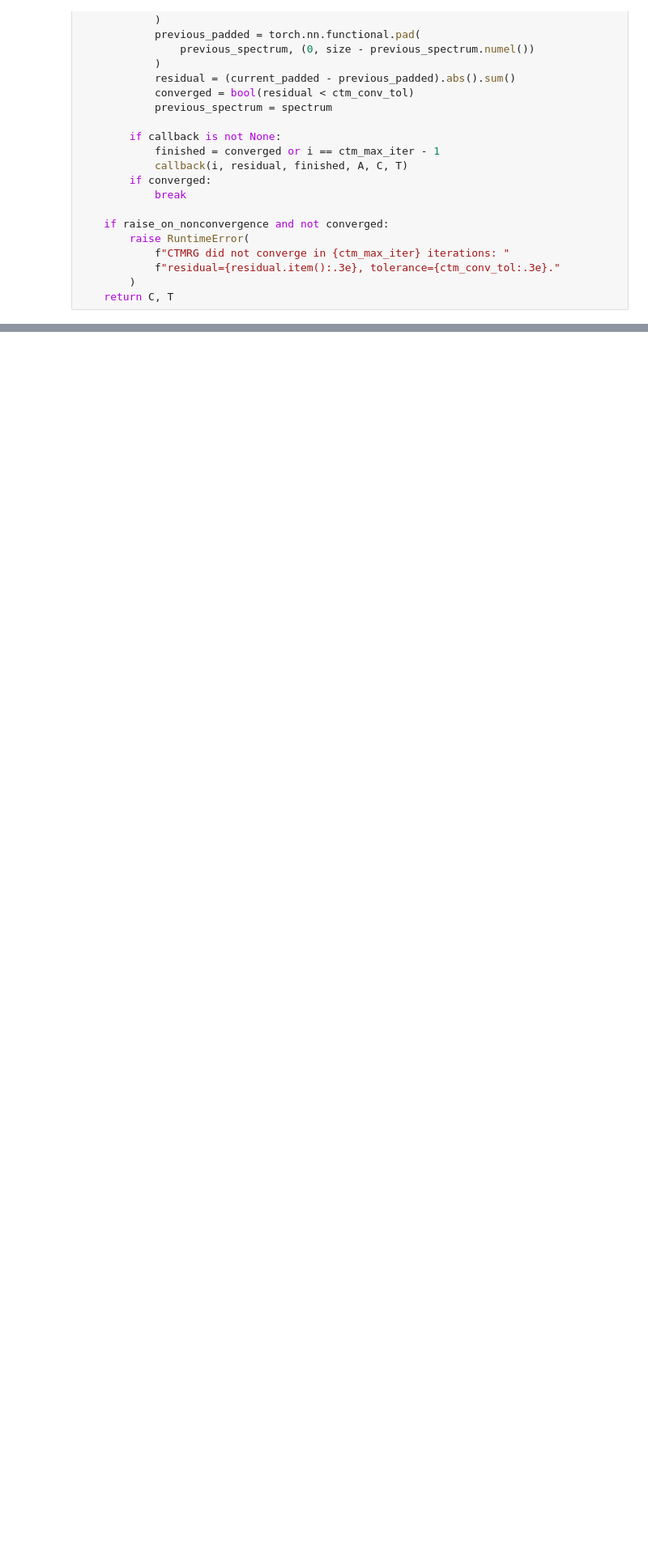
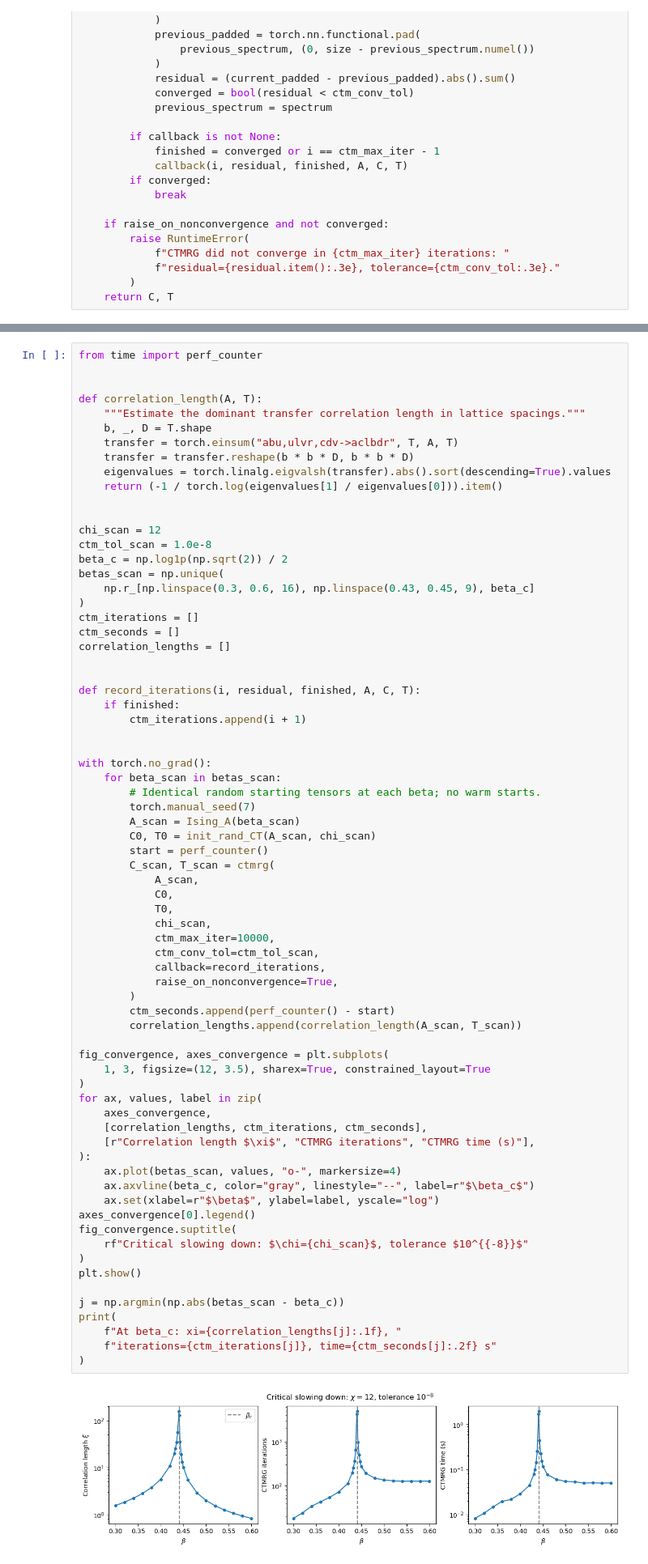
Before and after one commit to HaoChenPhys/ETN-School-2026_PEPS, a Jupyter notebook: notebooks/Ising_sol.ipynb, the cells around one changed output, grey strips where cells are left out. Shown at 81% size. Drawn from its saved outputs; the diff is of its cells as text; blank space fills up the shorter version.

Commit message:
Criticality slowdown demonstration

```diff
--- a/notebooks/Ising_sol.ipynb
+++ b/notebooks/Ising_sol.ipynb
@@ -360,0 +387,73 @@ def ctmrg(
+# %%
+from time import perf_counter
+
+
+def correlation_length(A, T):
+    """Estimate the dominant transfer correlation length in lattice spacings."""
+    b, _, D = T.shape
+    transfer = torch.einsum("abu,ulvr,cdv->aclbdr", T, A, T)
+    transfer = transfer.reshape(b * b * D, b * b * D)
+    eigenvalues = torch.linalg.eigvalsh(transfer).abs().sort(descending=True).values
+    return (-1 / torch.log(eigenvalues[1] / eigenvalues[0])).item()
+
+
+chi_scan = 12
+ctm_tol_scan = 1.0e-8
+beta_c = np.log1p(np.sqrt(2)) / 2
+betas_scan = np.unique(
+    np.r_[np.linspace(0.3, 0.6, 16), np.linspace(0.43, 0.45, 9), beta_c]
+)
+ctm_iterations = []
+ctm_seconds = []
+correlation_lengths = []
+
+
+def record_iterations(i, residual, finished, A, C, T):
+    if finished:
+        ctm_iterations.append(i + 1)
+
+
+with torch.no_grad():
+    for beta_scan in betas_scan:
+        # Identical random starting tensors at each beta; no warm starts.
+        torch.manual_seed(7)
+        A_scan = Ising_A(beta_scan)
+        C0, T0 = init_rand_CT(A_scan, chi_scan)
+        start = perf_counter()
+        C_scan, T_scan = ctmrg(
+            A_scan,
+            C0,
+            T0,
+            chi_scan,
+            ctm_max_iter=10000,
+            ctm_conv_tol=ctm_tol_scan,
+            callback=record_iterations,
+            raise_on_nonconvergence=True,
+        )
+        ctm_seconds.append(perf_counter() - start)
+        correlation_lengths.append(correlation_length(A_scan, T_scan))
+
+fig_convergence, axes_convergence = plt.subplots(
+    1, 3, figsize=(12, 3.5), sharex=True, constrained_layout=True
+)
+for ax, values, label in zip(
+    axes_convergence,
+    [correlation_lengths, ctm_iterations, ctm_seconds],
+    [r"Correlation length $\xi$", "CTMRG iterations", "CTMRG time (s)"],
+):
+    ax.plot(betas_scan, values, "o-", markersize=4)
+    ax.axvline(beta_c, color="gray", linestyle="--", label=r"$\beta_c$")
+    ax.set(xlabel=r"$\beta$", ylabel=label, yscale="log")
+axes_convergence[0].legend()
+fig_convergence.suptitle(
+    rf"Critical slowing down: $\chi={chi_scan}$, tolerance $10^{{-8}}$"
+)
+plt.show()
+
+j = np.argmin(np.abs(betas_scan - beta_c))
+print(
+    f"At beta_c: xi={correlation_lengths[j]:.1f}, "
+    f"iterations={ctm_iterations[j]}, time={ctm_seconds[j]:.2f} s"
+)
+# %% [output]
+[figure, added]
```
Also changed, not shown: parts of 2 cells of this notebook.
